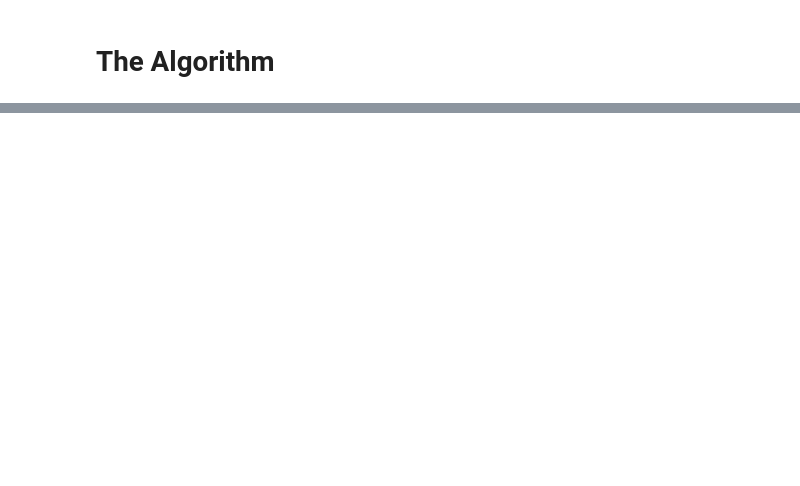
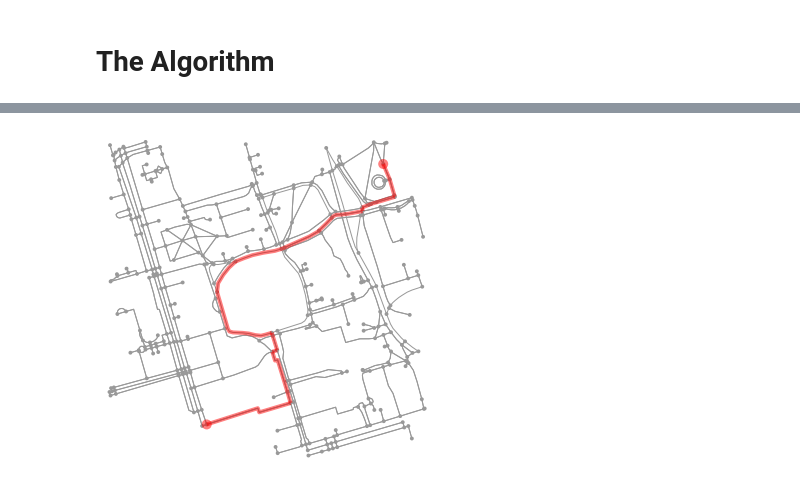
Before and after one commit to Dr-AlaaKhamis/Graph-Search-Algorithms, a Jupyter notebook: breadth_first_search.ipynb, the cells around one changed output, grey strips where cells are left out. Cells and saved outputs as stored; diff of their text form; code cells hidden in the pictures; blank space fills up the shorter version.

```diff
--- a/breadth_first_search.ipynb
+++ b/breadth_first_search.ipynb
@@ -112,8 +59,8 @@ class Node:
 # The Algorithm
 # %%
 # first define the origin/source nodes as Node
-origin = Node(G[55808290], 55808290, distance = 0, parent = None)
-destination = Node(G[389677909], 389677909)
+origin = Node(graph = G, node = G[55808290], osmid = 55808290, distance = 0, parent = None)
+destination = Node(graph = G, node = G[389677909], osmid = 389677909)
 # %%
 route = []
 
@@ -175,0 +82,4 @@ HTML(animate_simple().to_html5_video())
+# %%
+fig, ax = ox.plot_graph_route(G, route)
+# %% [output]
+[figure, added]
```
Also changed, not shown: parts of 8 cells of this notebook, 4 other files.
